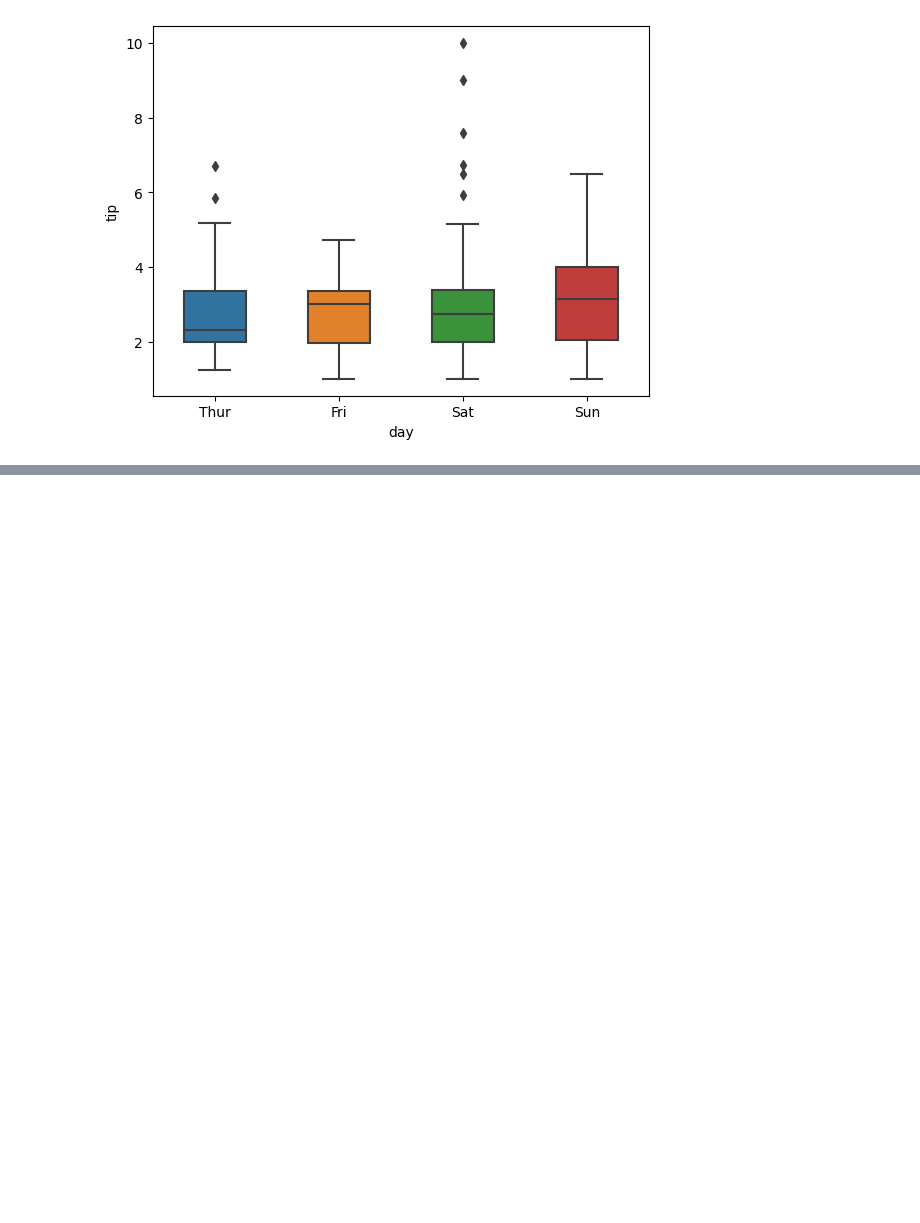
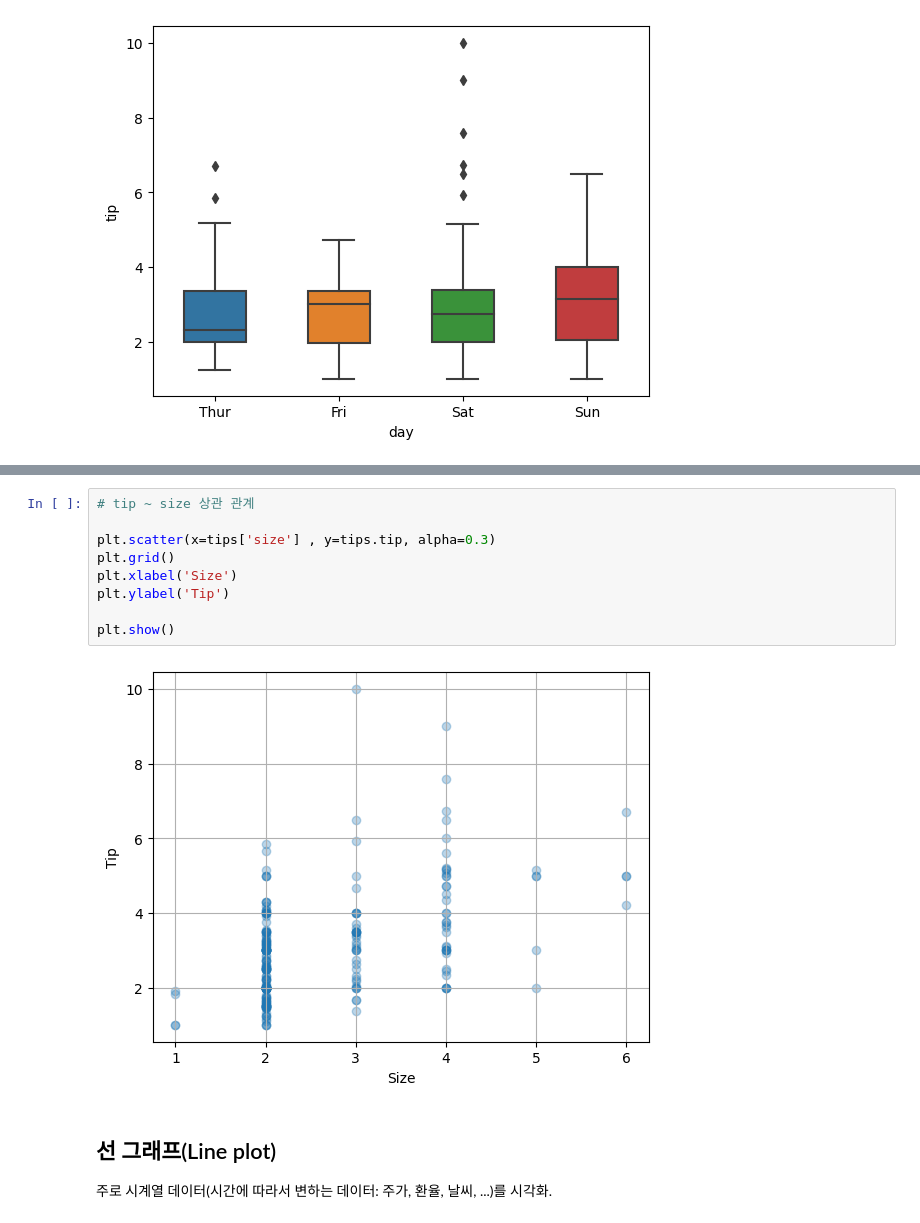
Before and after one commit to SuJeKim/Python-colab, a Jupyter notebook: py16_matplotlib.ipynb, the cells around one changed output, grey strips where cells are left out. Drawn from its saved outputs; the diff is of its cells as text; blank space fills up the shorter version.

```diff
--- a/py16_matplotlib.ipynb
+++ b/py16_matplotlib.ipynb
@@ -426,0 +453,15 @@ plt.show()
+# %%
+# tip ~ size 상관 관계
+
+plt.scatter(x=tips['size'] , y=tips.tip, alpha=0.3)
+plt.grid()
+plt.xlabel('Size')
+plt.ylabel('Tip')
+
+plt.show()
+# %% [output]
+[figure, added]
+# %% [markdown]
+## 선 그래프(Line plot)
+
+주로 시계열 데이터(시간에 따라서 변하는 데이터: 주가, 환율, 날씨, ...)를 시각화.
```
Also changed, not shown: parts of 17 cells of this notebook.
